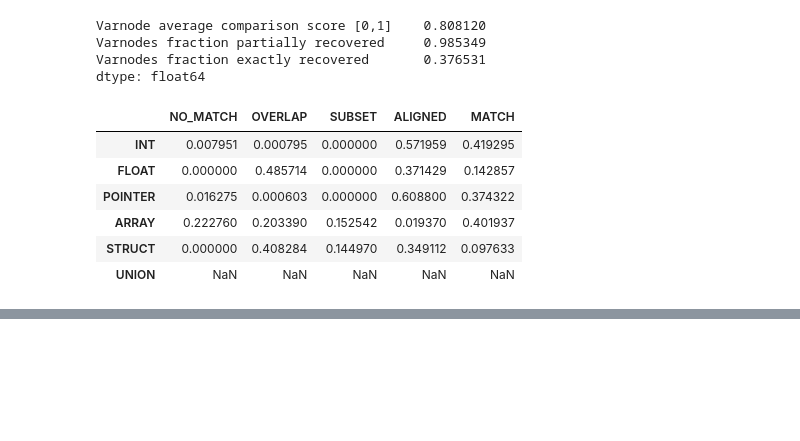
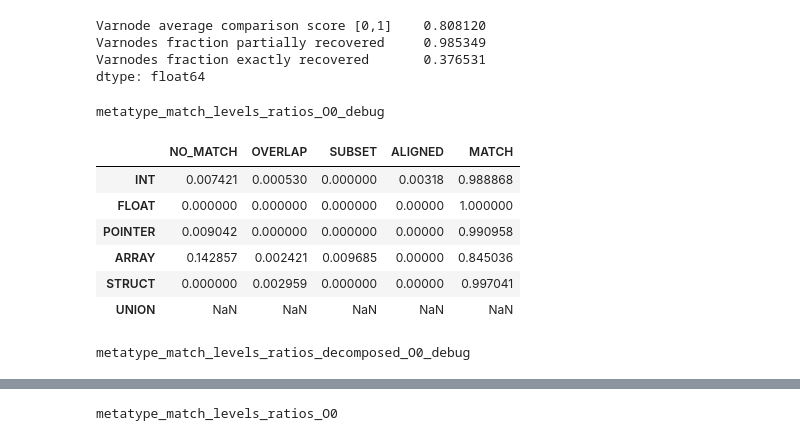
Before and after one commit to jace-kline/thesis, a Jupyter notebook: notebooks/coreutils_metrics.ipynb, the cells around one changed output, grey strips where cells are left out. Drawn from its saved outputs; the diff is of its cells as text; code cells hidden in the pictures; blank space fills up the shorter version.

Commit message:
data anlysis

```diff
--- a/notebooks/coreutils_metrics.ipynb
+++ b/notebooks/coreutils_metrics.ipynb
@@ -179,13 +205,11 @@ def load_table_filter_analyzed(tablename: str, opts: BuildOptions) -> pd.DataFra
 # %%
-recompute = False
-skip_compute_metrics = True
-
-metrics_groups = make_metrics()
+recompute = True
+skip_compute_metrics = False
 
 if not skip_compute_metrics:
-    for opts in opts_sets:
+    for opts in (debug_opts,):
         cmps = [ load_cmp(prog, opts) for prog in progs ]
-        for grp in metrics_groups:
+        for grp in decomposed_varnodes_groups_metatypes:
             save_path = get_table_save_path(grp.get_name(), opts)
             tablename = mangle_table_display_name(grp.get_display_name(), opts)
             print(tablename)
@@ -272,32 +276,59 @@ dtype: float64
 # %%
 varnode_compare_levels = list(VarnodeCompareLevel.range())
 varnode_compare_level_labels = [ VarnodeCompareLevel.to_string(level) for level in varnode_compare_levels ]
 
 metatypes = primitive_metatypes + complex_metatypes
 metatype_labels = [ MetaType.repr(metatype) for metatype in metatypes ]
 
-seriess = []
-for metatype in metatypes:
-    metatype_str = MetaType.repr(metatype)
-    grp = varnodes_group_metatype(metatype)
-    df = get_table(grp, strip_opts)
-    metatype_varnodes = df.iloc[:,0].sum()
-    varnodes_by_levels = df.iloc[:,1:6].sum(axis=0)
-    varnodes_by_levels.index = varnode_compare_level_labels
-    level_ratios = varnodes_by_levels / metatype_varnodes
-    seriess.append(level_ratios)
-    # print(metatype_str)
-    # print(metatype_varnodes)
-    # display(varnodes_by_levels)
-    # display(level_ratios)
+for opts in opts_sets:
+    seriess = []
+    for metatype in metatypes:
+        metatype_str = MetaType.repr(metatype)
+        grp = varnodes_group_metatype(metatype)
+        df = get_table(grp, opts)
+        metatype_varnodes = df.iloc[:,0].sum()
+        varnodes_by_levels = df.iloc[:,1:6].sum(axis=0)
+        varnodes_by_levels.index = varnode_compare_level_labels
+        level_ratios = varnodes_by_levels / metatype_varnodes
+        seriess.append(level_ratios)
 
-df = pd.DataFrame(seriess, index=metatype_labels, columns=varnode_compare_level_labels)
-df
+    high_df = pd.DataFrame(
+        seriess,
+        index=[ MetaType.repr(metatype) for metatype in metatypes ],
+        columns=varnode_compare_level_labels
+    )
+    high_tablename = "metatype_match_levels_ratios"
+    print("{}{}".format(high_tablename, suffix(opts)))
+    display(high_df)
+    # savepath = get_table_save_path(high_tablename, opts)
+    # save_path()
+
+    decomposed_seriess = []
+    for metatype in primitive_metatypes:
+        metatype_str = MetaType.repr(metatype)
+        grp = decomposed_varnodes_group_metatype(metatype)
+        df = get_table(grp, opts)
+        metatype_varnodes = df.iloc[:,0].sum()
+        varnodes_by_levels = df.iloc[:,1:6].sum(axis=0)
+        varnodes_by_levels.index = varnode_compare_level_labels
+        level_ratios = varnodes_by_levels / metatype_varnodes
+        decomposed_seriess.append(level_ratios)
+
+    decomposed_df = pd.DataFrame(
+        decomposed_seriess,
+        index=[ MetaType.repr(metatype) for metatype in primitive_metatypes ],
+        columns=varnode_compare_level_labels
+    )
+    decomposed_tablename = "metatype_match_levels_ratios_decomposed"
+    print("{}{}".format(decomposed_tablename, suffix(opts)))
+    display(decomposed_df)
 # %% [output]
+metatype_match_levels_ratios_O0_debug
 |  | NO_MATCH | OVERLAP | SUBSET | ALIGNED | MATCH |
-| INT | 0.007951 | 0.000795 | 0.000000 | 0.571959 | 0.419295 |
-| FLOAT | 0.000000 | 0.485714 | 0.000000 | 0.371429 | 0.142857 |
-| POINTER | 0.016275 | 0.000603 | 0.000000 | 0.608800 | 0.374322 |
-| ARRAY | 0.222760 | 0.203390 | 0.152542 | 0.019370 | 0.401937 |
-| STRUCT | 0.000000 | 0.408284 | 0.144970 | 0.349112 | 0.097633 |
+| INT | 0.007421 | 0.000530 | 0.000000 | 0.00318 | 0.988868 |
+| FLOAT | 0.000000 | 0.000000 | 0.000000 | 0.00000 | 1.000000 |
+| POINTER | 0.009042 | 0.000000 | 0.000000 | 0.00000 | 0.990958 |
+| ARRAY | 0.142857 | 0.002421 | 0.009685 | 0.00000 | 0.845036 |
+| STRUCT | 0.000000 | 0.002959 | 0.000000 | 0.00000 | 0.997041 |
 | UNION | NaN | NaN | NaN | NaN | NaN |
+metatype_match_levels_ratios_decomposed_O0_debug
@@ -303,0 +339 @@ df
+metatype_match_levels_ratios_O0
```
Also changed, not shown: parts of 5 cells of this notebook, 11 other files.
